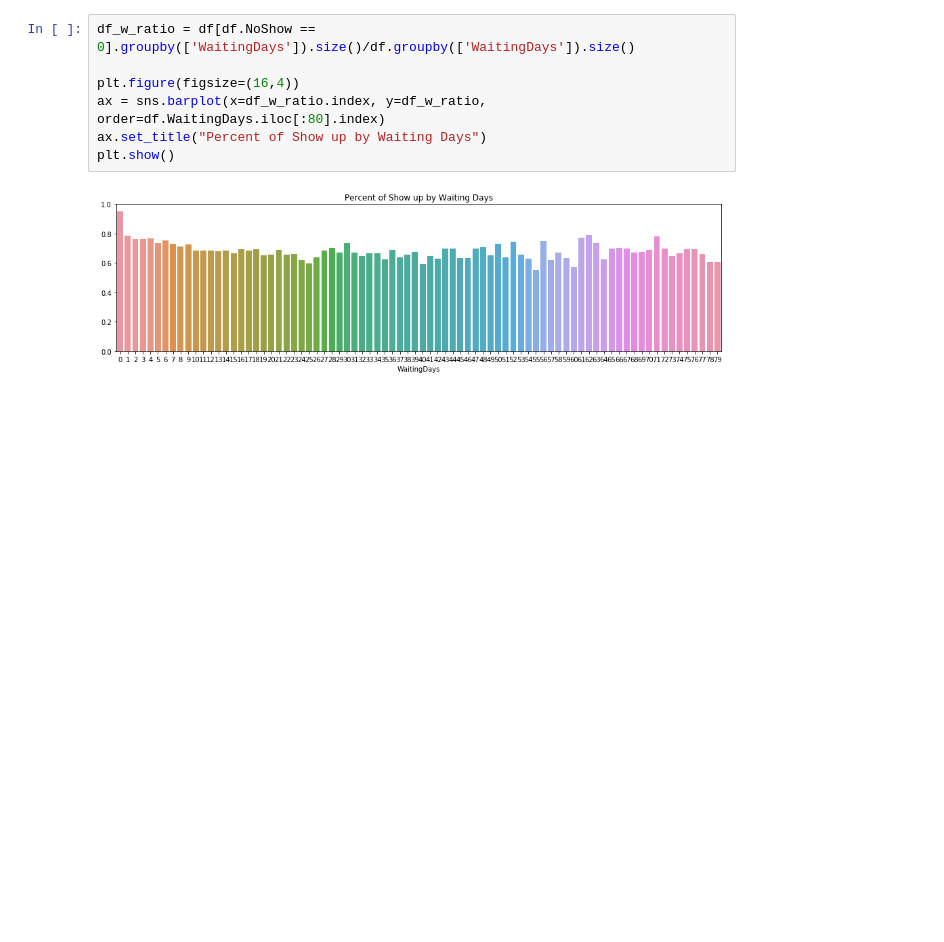
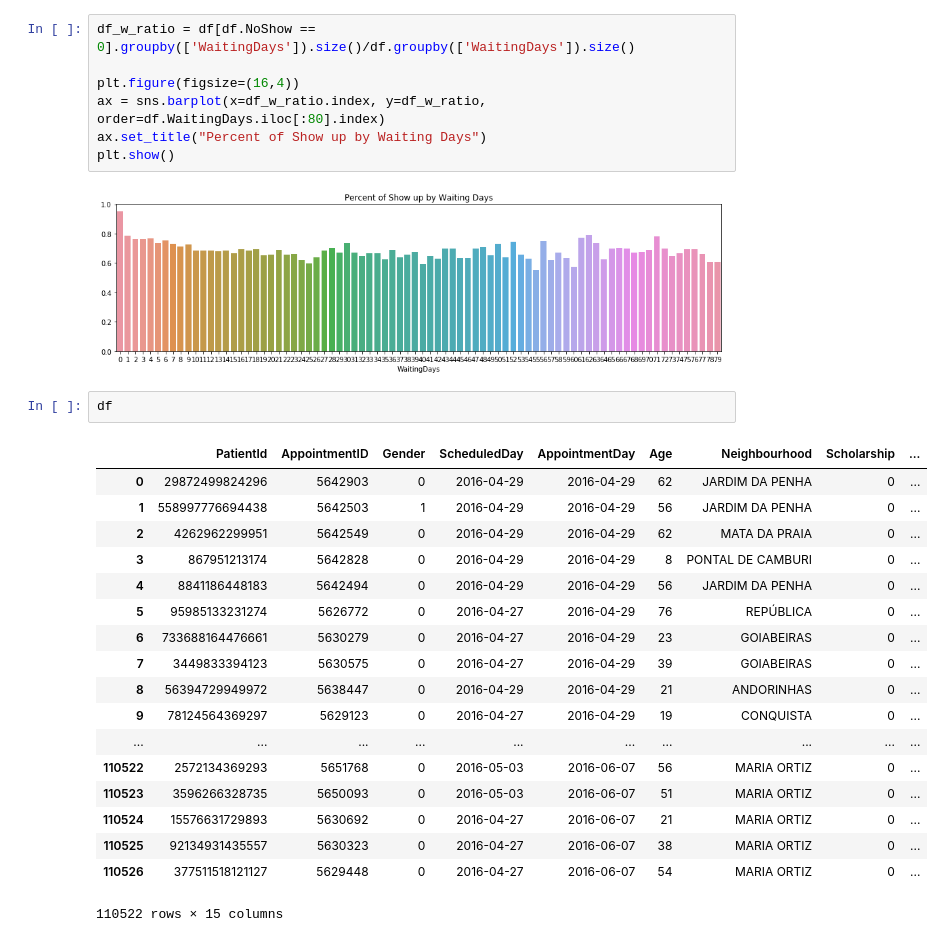
Before and after one commit to silicon-valley-gods-eye/Medical-Appointment-No-Shows, a Jupyter notebook: main.ipynb, the cells around one changed output. Saved outputs shown, nothing was run; the diff lists cells and outputs as text; blank space fills up the shorter version.

```diff
--- a/main.ipynb
+++ b/main.ipynb
@@ -182,3 +182,24 @@ ax.set_title("Percent of Show up by Waiting Days")
 plt.show()
 # %% [output]
 [figure]
+# %%
+df
+# %% [output]
+|  | PatientId | AppointmentID | Gender | ScheduledDay | AppointmentDay | Age | Neighbourhood | Scholarship | ... |
+| 0 | 29872499824296 | 5642903 | 0 | 2016-04-29 | 2016-04-29 | 62 | JARDIM DA PENHA | 0 | ... |
+| 1 | 558997776694438 | 5642503 | 1 | 2016-04-29 | 2016-04-29 | 56 | JARDIM DA PENHA | 0 | ... |
+| 2 | 4262962299951 | 5642549 | 0 | 2016-04-29 | 2016-04-29 | 62 | MATA DA PRAIA | 0 | ... |
+| 3 | 867951213174 | 5642828 | 0 | 2016-04-29 | 2016-04-29 | 8 | PONTAL DE CAMBURI | 0 | ... |
+| 4 | 8841186448183 | 5642494 | 0 | 2016-04-29 | 2016-04-29 | 56 | JARDIM DA PENHA | 0 | ... |
+| 5 | 95985133231274 | 5626772 | 0 | 2016-04-27 | 2016-04-29 | 76 | REPÚBLICA | 0 | ... |
+| 6 | 733688164476661 | 5630279 | 0 | 2016-04-27 | 2016-04-29 | 23 | GOIABEIRAS | 0 | ... |
+| 7 | 3449833394123 | 5630575 | 0 | 2016-04-27 | 2016-04-29 | 39 | GOIABEIRAS | 0 | ... |
+| 8 | 56394729949972 | 5638447 | 0 | 2016-04-29 | 2016-04-29 | 21 | ANDORINHAS | 0 | ... |
+| 9 | 78124564369297 | 5629123 | 0 | 2016-04-27 | 2016-04-29 | 19 | CONQUISTA | 0 | ... |
+| ... | ... | ... | ... | ... | ... | ... | ... | ... | ... |
+| 110522 | 2572134369293 | 5651768 | 0 | 2016-05-03 | 2016-06-07 | 56 | MARIA ORTIZ | 0 | ... |
+| 110523 | 3596266328735 | 5650093 | 0 | 2016-05-03 | 2016-06-07 | 51 | MARIA ORTIZ | 0 | ... |
+| 110524 | 15576631729893 | 5630692 | 0 | 2016-04-27 | 2016-06-07 | 21 | MARIA ORTIZ | 0 | ... |
+| 110525 | 92134931435557 | 5630323 | 0 | 2016-04-27 | 2016-06-07 | 38 | MARIA ORTIZ | 0 | ... |
+| 110526 | 377511518121127 | 5629448 | 0 | 2016-04-27 | 2016-06-07 | 54 | MARIA ORTIZ | 0 | ... |
+110522 rows × 15 columns
```
Also changed, not shown: parts of 1 cell of this notebook.
